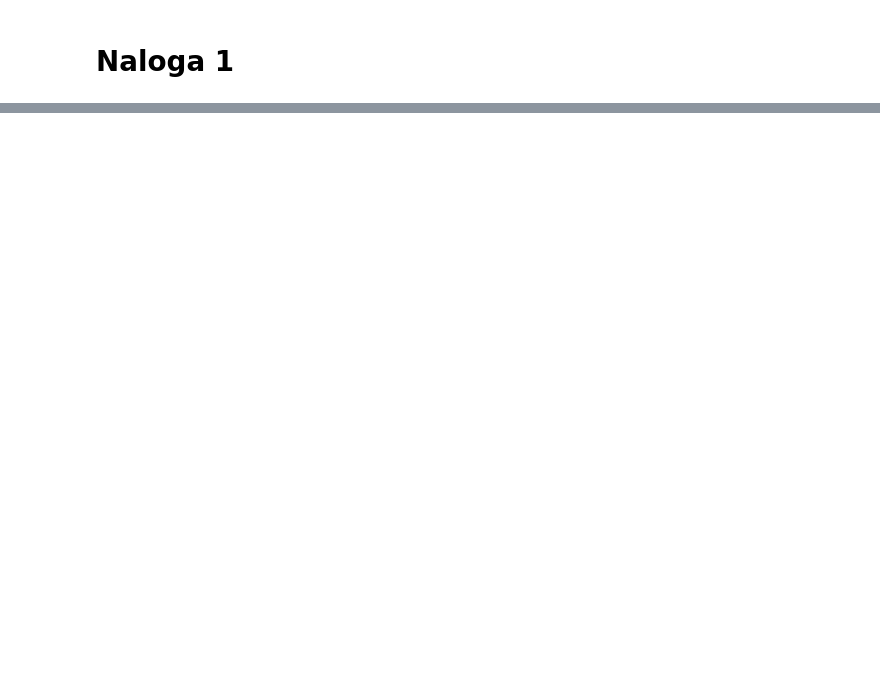
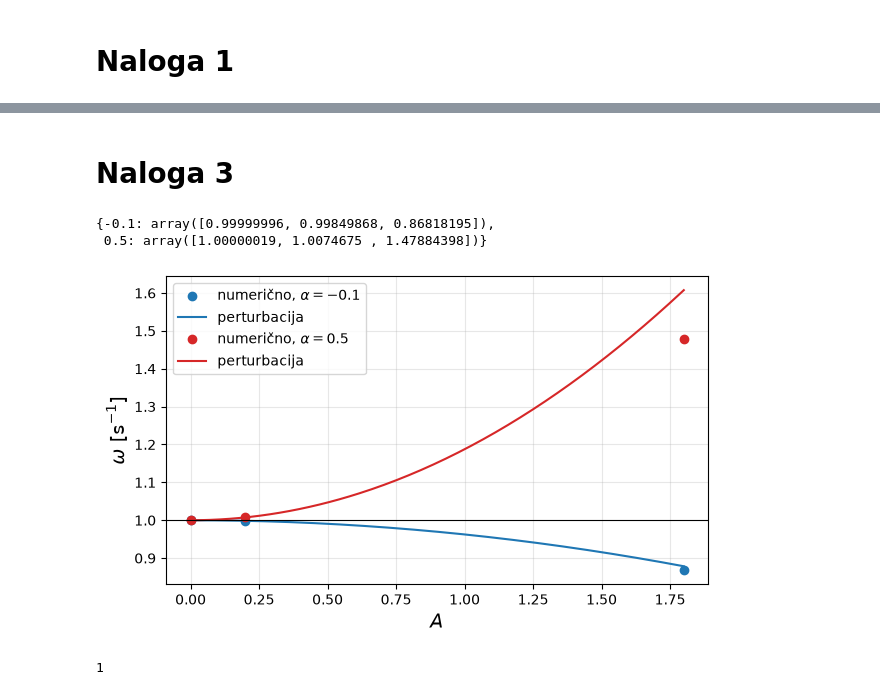
Before and after one commit to ReneMarkovic/Nelinearn_dinami-ni_sistemi, a Jupyter notebook: 02_vaje/vaje_02_live.ipynb, the cells around one changed output, grey strips where cells are left out. Saved outputs shown, nothing was run; the diff lists cells and outputs as text; code cells hidden in the pictures; blank space fills up the shorter version.

```diff
--- a/02_vaje/vaje_02_live.ipynb
+++ b/02_vaje/vaje_02_live.ipynb
@@ -24,0 +120,49 @@ $\displaystyle \frac{11 \theta_{0}^{4}}{3072} + \frac{\theta_{0}^{2}}{16} + 1$
+# %% [markdown]
+# Naloga 3
+# %%
+def rhs_duffing(t, y, alpha):
+    x, v = y
+    return [v, -omega0**2 * x - alpha * x**3]
+# %%
+rez_duffing = {}  # alpha -> omega_num(A)
+alpha_list = [-0.1,0.5]
+A_list = [0.001,0.2, 1.8]
+omega0 = 1.0
+
+for alpha in alpha_list:
+    omega_num = []
+    for A0 in A_list:
+        T_num, _ = perioda(rhs_duffing, [A0, 0.0], 40.0, args=(alpha,))
+        omega_num.append(2 * np.pi / T_num)
+    rez_duffing[alpha] = np.array(omega_num)
+rez_duffing
+# %% [output]
+{-0.1: array([0.99999996, 0.99849868, 0.86818195]),
+ 0.5: array([1.00000019, 1.0074675 , 1.47884398])}
+# %%
+# Simbolno: harmonsko ravnovesje za Duffing, x = A cos(w t)
+t, w, w0, A = sp.symbols("t omega omega_0 A", positive=True)
+al = sp.symbols("alpha", real=True)
+x_ans = A * sp.cos(w * t)
+residual = sp.diff(x_ans, t, 2) + w0**2 * x_ans + al * x_ans**3
+
+# projekcija na cos(w t) mora biti 0
+c1 = sp.simplify(sp.integrate(residual * sp.cos(w * t), (t, 0, 2 * sp.pi / w)) * w / sp.pi)
+w_hb = sp.solve(c1, w)[0]                                  # harmonsko ravnovesje
+w_pert = sp.series(w_hb, A, 0, 3).removeO()                # 1. red perturbacije
+omega_pert = sp.lambdify((A, al, w0), w_pert, "numpy")
+
+_fine = np.linspace(0, 1.8, 200)
+fig = plt.figure(figsize=(7, 4))
+ax = fig.add_subplot(111)
+for alpha, c in zip(alpha_list, ["C0", "C3"]):
+    ax.plot(A_list, rez_duffing[alpha], "o", color=c, label=rf"numerično, $\alpha = {alpha}$")
+    ax.plot(A_fine, omega_pert(A_fine, alpha, omega0), "-", color=c, label="perturbacija")
+ax.axhline(omega0, color="black", linewidth=0.8)
+ax.set_xlabel("$A$", fontsize=14)
+ax.set_ylabel(r"$\omega$ [s$^{-1}$]", fontsize=14)
+ax.legend()
+ax.grid(alpha=0.3)
+plt.show()
+# %% [output]
+[figure, added]
@@ -24,0 +174,4 @@ $\displaystyle \frac{11 \theta_{0}^{4}}{3072} + \frac{\theta_{0}^{2}}{16} + 1$
+# %%
+res
+# %% [output]
+1
```
Also changed, not shown: parts of 9 cells of this notebook, 1 other file.
